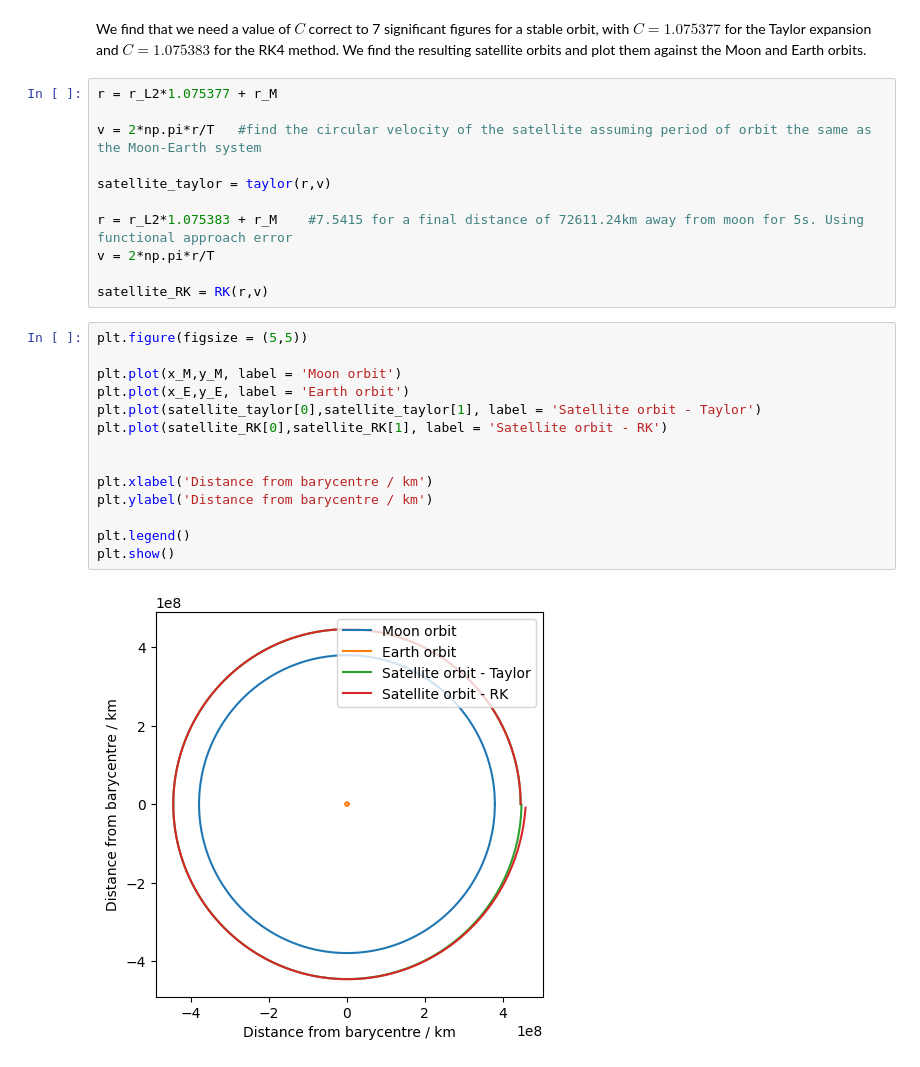
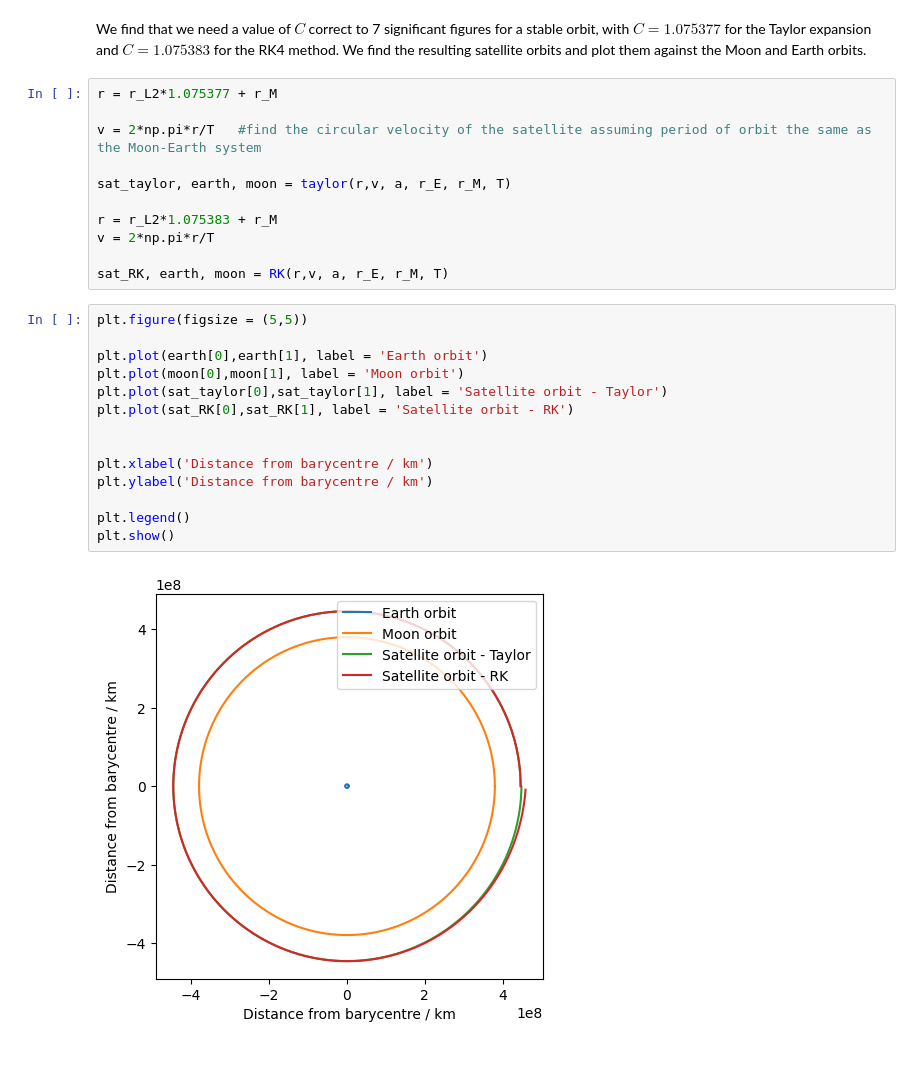
Before and after one commit to Emma-keaveney/Three-Body_Problem, a Jupyter notebook: Three_body.ipynb, the cells around one changed output. Cells and saved outputs as stored; diff of their text form.

```diff
--- a/Three_body.ipynb
+++ b/Three_body.ipynb
@@ -175,25 +243,25 @@ r = r_L2*1.075377 + r_M
 
 v = 2*np.pi*r/T   #find the circular velocity of the satellite assuming period of orbit the same as the Moon-Earth system
 
-satellite_taylor = taylor(r,v)
+sat_taylor, earth, moon = taylor(r,v, a, r_E, r_M, T)
 
-r = r_L2*1.075383 + r_M    #7.5415 for a final distance of 72611.24km away from moon for 5s. Using functional approach error
+r = r_L2*1.075383 + r_M
 v = 2*np.pi*r/T
 
-satellite_RK = RK(r,v)
+sat_RK, earth, moon = RK(r,v, a, r_E, r_M, T)
 # %%
 plt.figure(figsize = (5,5))
 
-plt.plot(x_M,y_M, label = 'Moon orbit')
-plt.plot(x_E,y_E, label = 'Earth orbit')
-plt.plot(satellite_taylor[0],satellite_taylor[1], label = 'Satellite orbit - Taylor')
-plt.plot(satellite_RK[0],satellite_RK[1], label = 'Satellite orbit - RK')
+plt.plot(earth[0],earth[1], label = 'Earth orbit')
+plt.plot(moon[0],moon[1], label = 'Moon orbit')
+plt.plot(sat_taylor[0],sat_taylor[1], label = 'Satellite orbit - Taylor')
+plt.plot(sat_RK[0],sat_RK[1], label = 'Satellite orbit - RK')
 
 
 plt.xlabel('Distance from barycentre / km')
 plt.ylabel('Distance from barycentre / km')
 
 plt.legend()
 plt.show()
 # %% [output]
-[figure, old version]
+[figure, new version]
```
Also changed, not shown: parts of 10 cells of this notebook.
